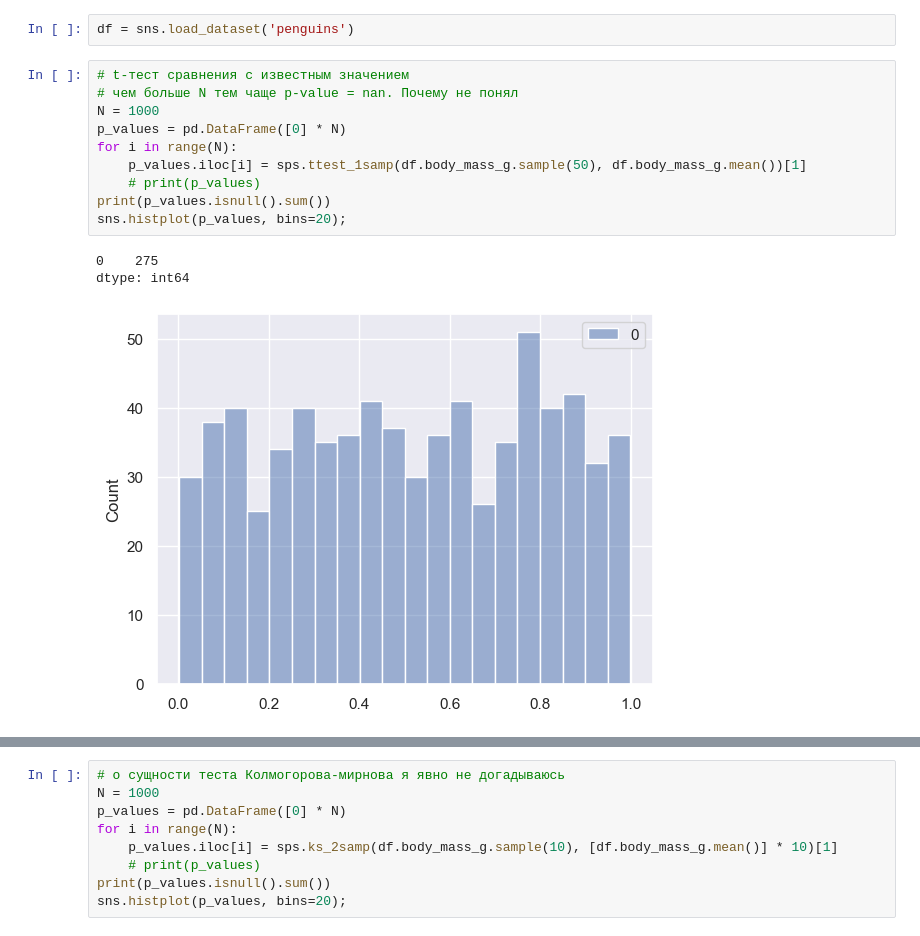
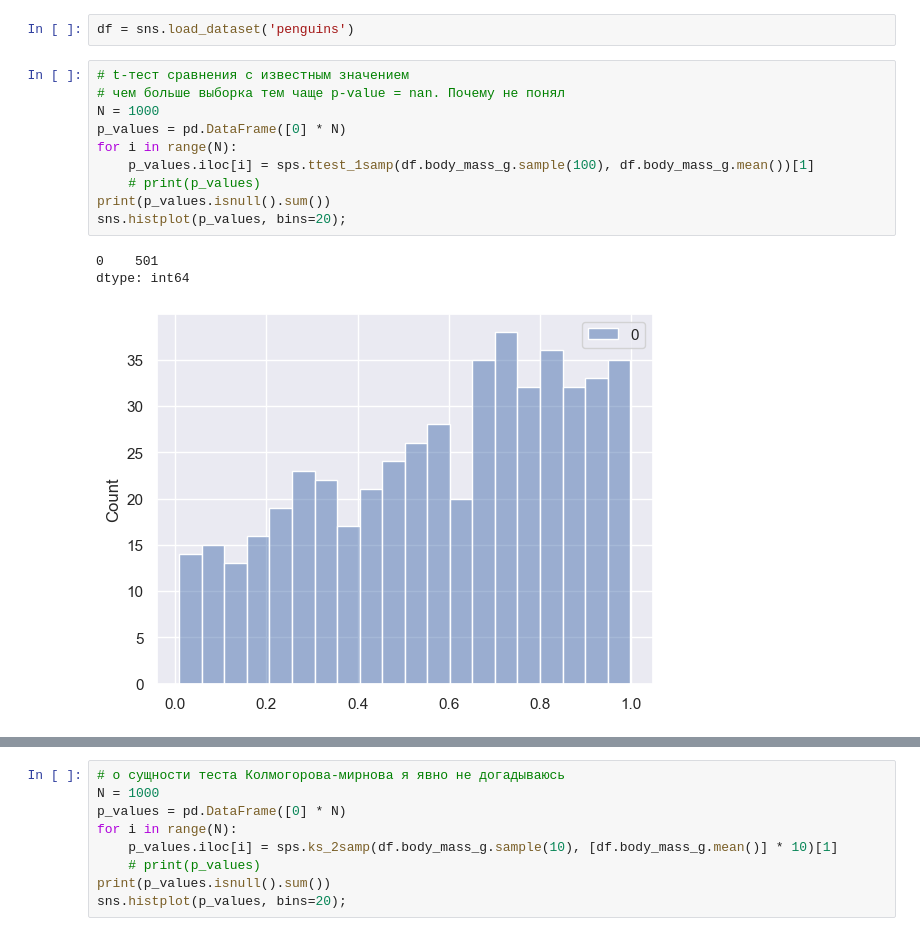
Before and after one commit to gbrs/ipython_notebook_probes, a Jupyter notebook: Probe.ipynb, the cells around one changed output, grey strips where cells are left out. Saved outputs shown, nothing was run; the diff lists cells and outputs as text.

```diff
--- a/Probe.ipynb
+++ b/Probe.ipynb
@@ -982,18 +1019,18 @@ import scipy.stats as sps
 df = sns.load_dataset('penguins')
 # %%
 # t-тест сравнения с известным значением
-# чем больше N тем чаще p-value = nan. Почему не понял
+# чем больше выборка тем чаще p-value = nan. Почему не понял
 N = 1000
 p_values = pd.DataFrame([0] * N)
 for i in range(N):
-    p_values.iloc[i] = sps.ttest_1samp(df.body_mass_g.sample(50), df.body_mass_g.mean())[1]
+    p_values.iloc[i] = sps.ttest_1samp(df.body_mass_g.sample(100), df.body_mass_g.mean())[1]
     # print(p_values)
 print(p_values.isnull().sum())
 sns.histplot(p_values, bins=20);
 # %% [output]
-0    275
+0    501
 dtype: int64
-[figure, old version]
+[figure, new version]
 # %%
 # не нашел одновыборочных критериев для сравнения с известным значением кроме ttest_1samp
 # можно ли в 2-хвыборочный критерий Вилкоксона запихать массив из известных значений :)
```
Also changed, not shown: parts of 22 cells of this notebook.
